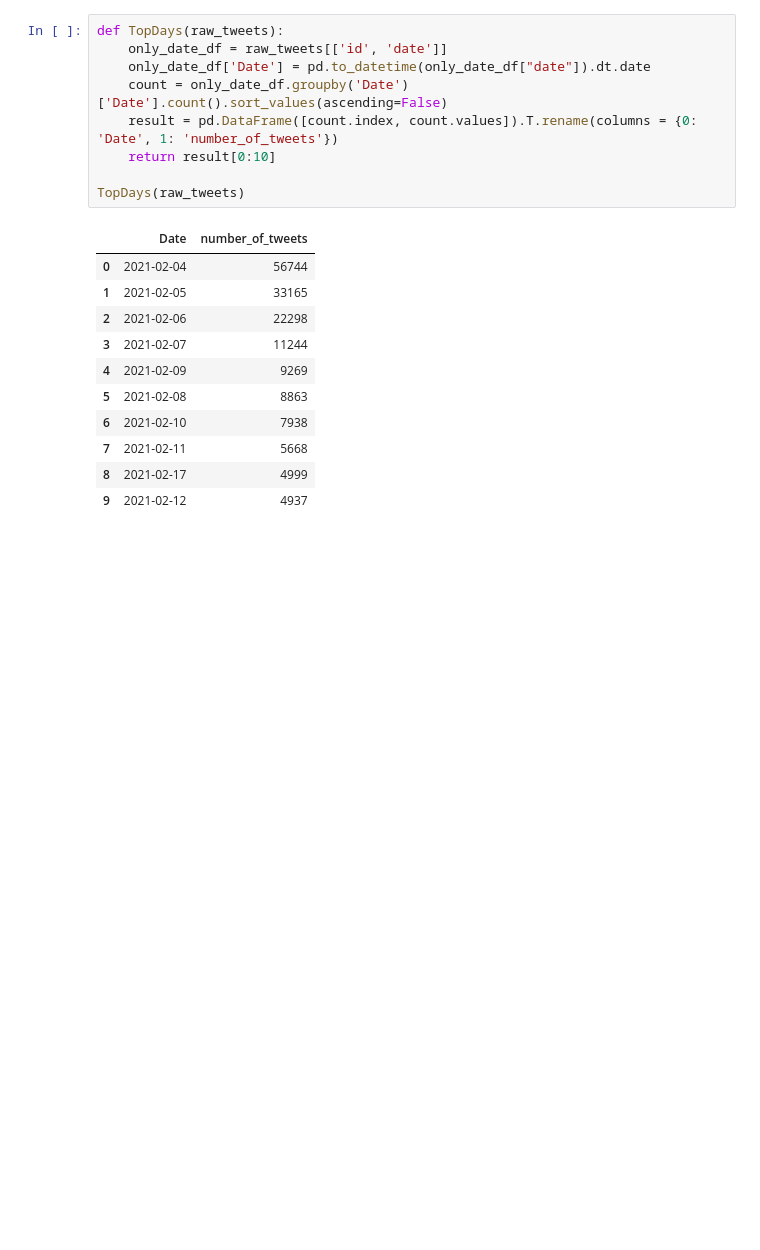
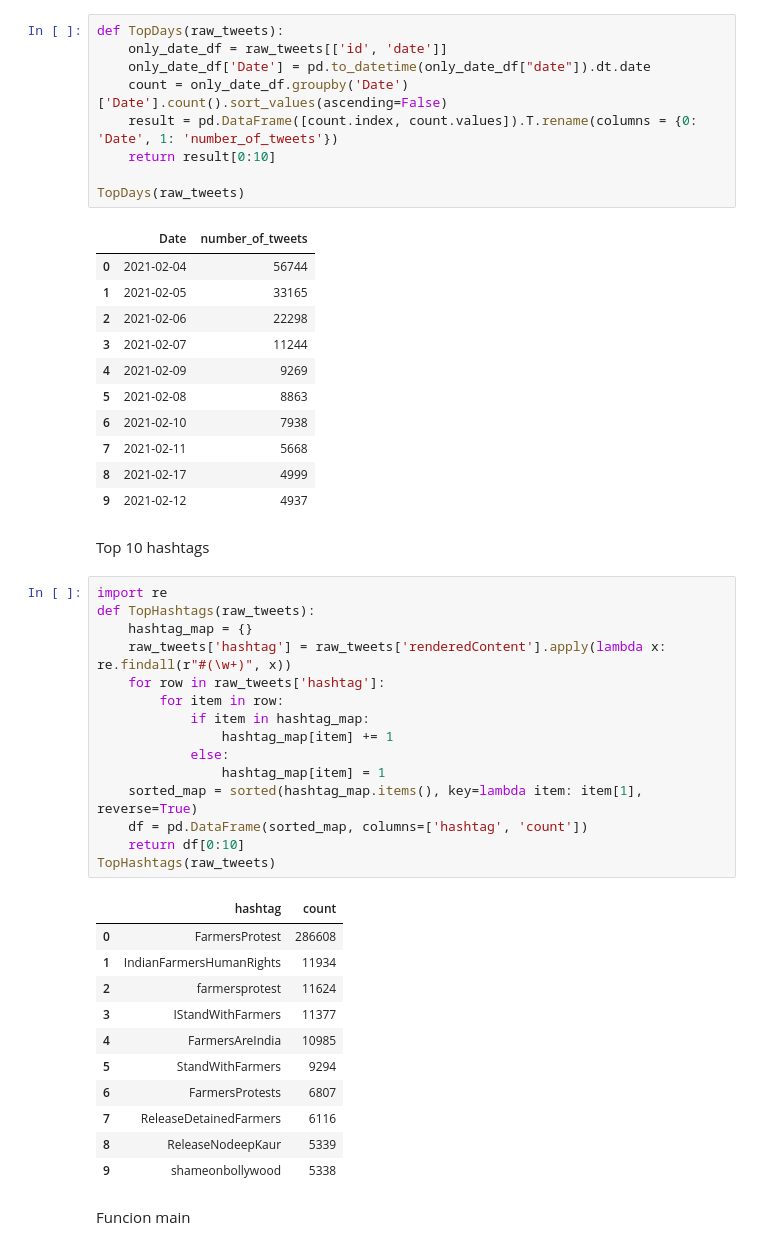
Before and after one commit to chineseJack564/EV-Diagnostica, a Jupyter notebook: T0.ipynb, the cells around one changed output. Cells and saved outputs as stored; diff of their text form; blank space fills up the shorter version.

```diff
--- a/T0.ipynb
+++ b/T0.ipynb
@@ -90,3 +91,34 @@ TopDays(raw_tweets)
 | 7 | 2021-02-11 | 5668 |
 | 8 | 2021-02-17 | 4999 |
 | 9 | 2021-02-12 | 4937 |
+# %% [markdown]
+Top 10 hashtags
+# %%
+import re
+def TopHashtags(raw_tweets):
+    hashtag_map = {}
+    raw_tweets['hashtag'] = raw_tweets['renderedContent'].apply(lambda x: re.findall(r"#(\w+)", x))
+    for row in raw_tweets['hashtag']:
+        for item in row:
+            if item in hashtag_map:
+                hashtag_map[item] += 1
+            else:
+                hashtag_map[item] = 1
+    sorted_map = sorted(hashtag_map.items(), key=lambda item: item[1], reverse=True)
+    df = pd.DataFrame(sorted_map, columns=['hashtag', 'count'])
+    return df[0:10]
+TopHashtags(raw_tweets)
+# %% [output]
+|  | hashtag | count |
+| 0 | FarmersProtest | 286608 |
+| 1 | IndianFarmersHumanRights | 11934 |
+| 2 | farmersprotest | 11624 |
+| 3 | IStandWithFarmers | 11377 |
+| 4 | FarmersAreIndia | 10985 |
+| 5 | StandWithFarmers | 9294 |
+| 6 | FarmersProtests | 6807 |
+| 7 | ReleaseDetainedFarmers | 6116 |
+| 8 | ReleaseNodeepKaur | 5339 |
+| 9 | shameonbollywood | 5338 |
+# %% [markdown]
+Funcion main
```
Also changed, not shown: parts of 3 cells of this notebook.
